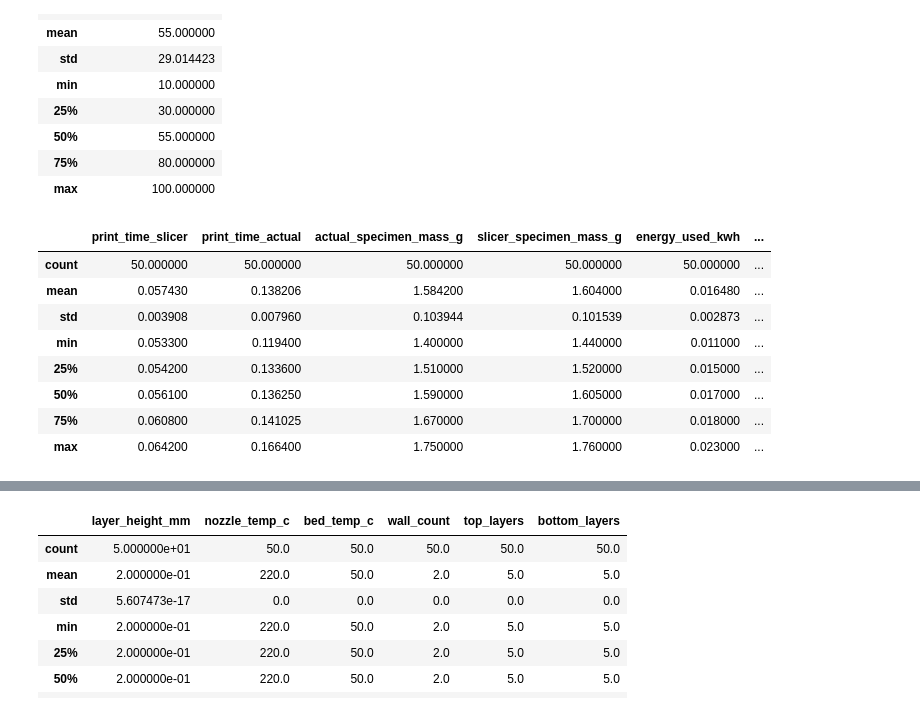
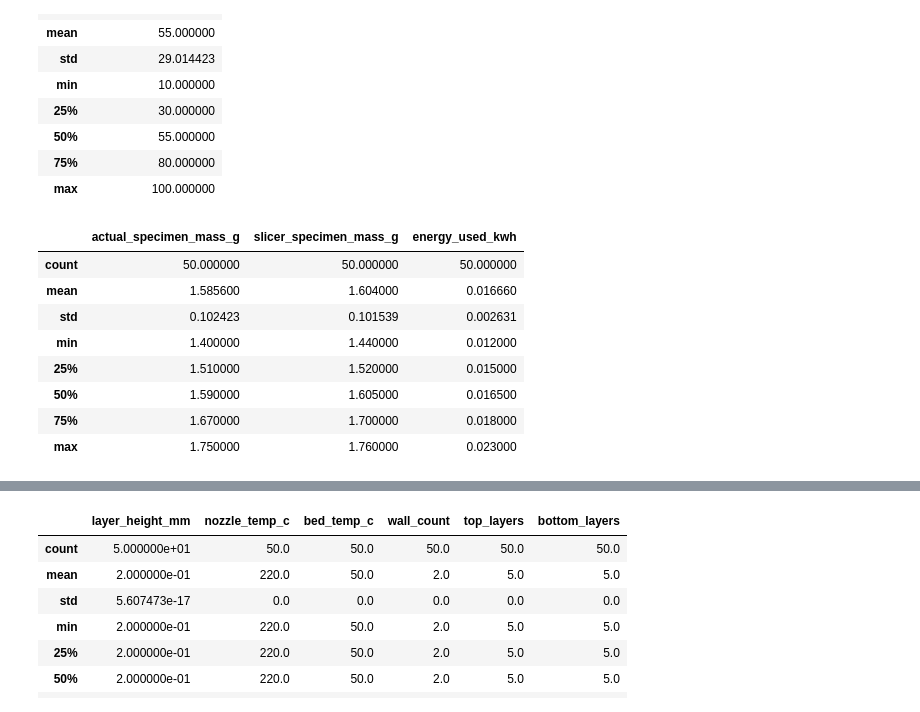
Before and after one commit to t1pen/PROJECT_OID, a Jupyter notebook: Data Analysis.ipynb, the cells around one changed output, grey strips where cells are left out. Cells and saved outputs as stored; diff of their text form; code cells hidden in the pictures.

```diff
--- a/Data Analysis.ipynb
+++ b/Data Analysis.ipynb
@@ -27,7 +32,7 @@ sns.set_theme(style="whitegrid")
 ### 1.2 Loading Dataset
 # %%
 # Load the dataset
-df = pd.read_csv("PAASE Experiment (PLA) Converted.csv", header=0)
+df = pd.read_csv("EXP DATAV2_CLEANED.csv", header=0)
 df.head()
 # %% [output]
 |  | item_no | print_date | start_time | end_time | specimen_id | replicate_no | infill_density_percent | ... |
@@ -90,14 +95,17 @@ dtype: object
 # %%
-# Classify columns in to data nature (Independent Variable, Dependent Variable, Control Variable)
+# Classify columns in to data nature (Independent Variable, Dependent Variable (Resource Parameter and Mechanical Properties), Control Variable)
 indep_vars = ['infill_density_percent']
 
-dep_vars = ['print_time_slicer',
-            'print_time_actual',
-            'actual_specimen_mass_g',
-            'slicer_specimen_mass_g',
-            'energy_used_kwh',
-            'ultimate_stress_mpa',
-            'strain_percent']
+dep_res_vars = ['print_time_actual',
+                'print_time_slicer',
+                'actual_specimen_mass_g',
+                'slicer_specimen_mass_g',
+                'energy_used_kwh']
+
+dep_mech_vars = ['ultimate_stress_mpa',
+                 'strain_percent']
+
+dep_vars = dep_res_vars + dep_mech_vars
 
 con_vars = ['material_type',
             'infill_pattern',
@@ -168,14 +193,14 @@ df[indep_vars].describe()
 | 75% | 80.000000 |
 | max | 100.000000 |
 # %%
-df[dep_vars].describe()
+df[dep_res_vars].describe()
 # %% [output]
-|  | print_time_slicer | print_time_actual | actual_specimen_mass_g | slicer_specimen_mass_g | energy_used_kwh | ... |
-| count | 50.000000 | 50.000000 | 50.000000 | 50.000000 | 50.000000 | ... |
-| mean | 0.057430 | 0.138206 | 1.584200 | 1.604000 | 0.016480 | ... |
-| std | 0.003908 | 0.007960 | 0.103944 | 0.101539 | 0.002873 | ... |
-| min | 0.053300 | 0.119400 | 1.400000 | 1.440000 | 0.011000 | ... |
-| 25% | 0.054200 | 0.133600 | 1.510000 | 1.520000 | 0.015000 | ... |
-| 50% | 0.056100 | 0.136250 | 1.590000 | 1.605000 | 0.017000 | ... |
-| 75% | 0.060800 | 0.141025 | 1.670000 | 1.700000 | 0.018000 | ... |
-| max | 0.064200 | 0.166400 | 1.750000 | 1.760000 | 0.023000 | ... |
+|  | actual_specimen_mass_g | slicer_specimen_mass_g | energy_used_kwh |
+| count | 50.000000 | 50.000000 | 50.000000 |
+| mean | 1.585600 | 1.604000 | 0.016660 |
+| std | 0.102423 | 0.101539 | 0.002631 |
+| min | 1.400000 | 1.440000 | 0.012000 |
+| 25% | 1.510000 | 1.520000 | 0.015000 |
+| 50% | 1.590000 | 1.605000 | 0.016500 |
+| 75% | 1.670000 | 1.700000 | 0.018000 |
+| max | 1.750000 | 1.760000 | 0.023000 |
```
Also changed, not shown: parts of 96 cells of this notebook, 7 other files.
